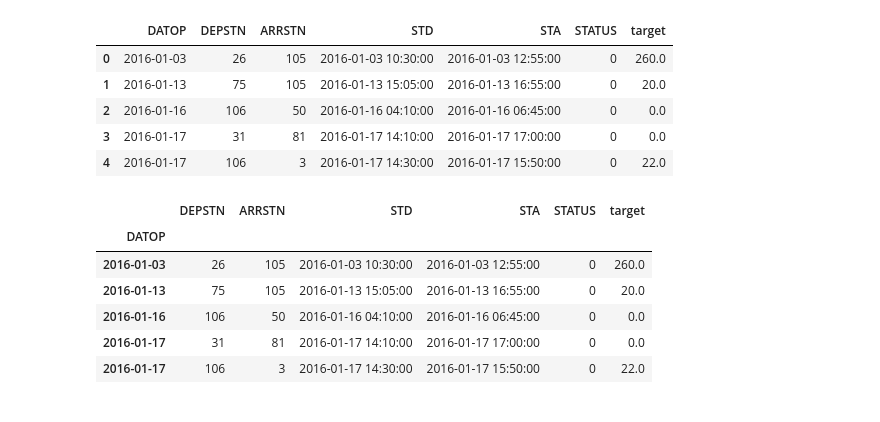
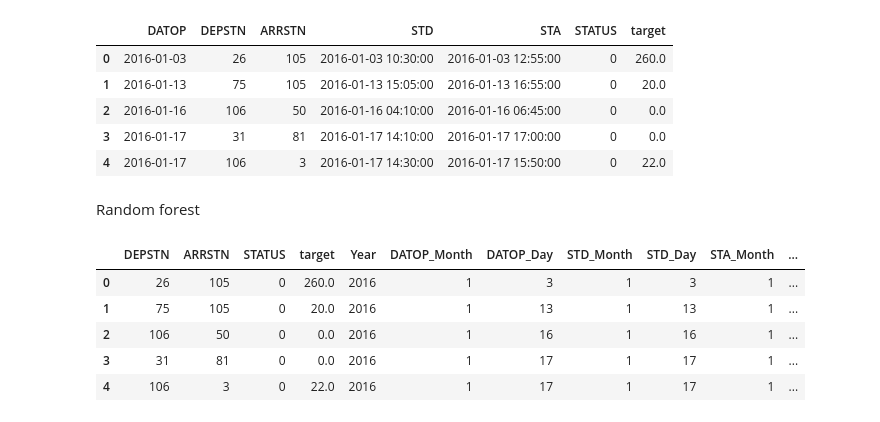
Before and after one commit to rkamulegeya/flight_delay_prediction, a Jupyter notebook: work.ipynb, the cells around one changed output. Cells and saved outputs as stored; diff of their text form; code cells hidden in the pictures.

```diff
--- a/work.ipynb
+++ b/work.ipynb
@@ -233,13 +234,25 @@ train.head()
 | 4 | 2016-01-17 | 106 | 3 | 2016-01-17 14:30:00 | 2016-01-17 15:50:00 | 0 | 22.0 |
 # %%
 #setting DATOP as index
-train=train.set_index(['DATOP'])
-train.head()
+#train=train.set_index(['DATOP'])
+#train.head()
-# %% [output]
-|  | DEPSTN | ARRSTN | STD | STA | STATUS | target |
-| DATOP |  |  |  |  |  |  |
-| 2016-01-03 | 26 | 105 | 2016-01-03 10:30:00 | 2016-01-03 12:55:00 | 0 | 260.0 |
-| 2016-01-13 | 75 | 105 | 2016-01-13 15:05:00 | 2016-01-13 16:55:00 | 0 | 20.0 |
-| 2016-01-16 | 106 | 50 | 2016-01-16 04:10:00 | 2016-01-16 06:45:00 | 0 | 0.0 |
-| 2016-01-17 | 31 | 81 | 2016-01-17 14:10:00 | 2016-01-17 17:00:00 | 0 | 0.0 |
-| 2016-01-17 | 106 | 3 | 2016-01-17 14:30:00 | 2016-01-17 15:50:00 | 0 | 22.0 |
+# %% [markdown]
+Random forest
+# %%
+#extracting features from datetime columns
+train['Year'] = train['DATOP'].dt.year
+train['DATOP_Month'] = train['DATOP'].dt.month
+train['DATOP_Day'] = train['DATOP'].dt.day
+train['STD_Month'] = train['STD'].dt.month
+train['STD_Day'] = train['STD'].dt.day
+train['STA_Month'] = train['STA'].dt.month
+train['STA_Day'] = train['STA'].dt.day
+train=train.drop(['DATOP','STD','STA'], axis=1)
+train.head()
+# %% [output]
+|  | DEPSTN | ARRSTN | STATUS | target | Year | DATOP_Month | DATOP_Day | STD_Month | STD_Day | STA_Month | ... |
+| 0 | 26 | 105 | 0 | 260.0 | 2016 | 1 | 3 | 1 | 3 | 1 | ... |
+| 1 | 75 | 105 | 0 | 20.0 | 2016 | 1 | 13 | 1 | 13 | 1 | ... |
+| 2 | 106 | 50 | 0 | 0.0 | 2016 | 1 | 16 | 1 | 16 | 1 | ... |
+| 3 | 31 | 81 | 0 | 0.0 | 2016 | 1 | 17 | 1 | 17 | 1 | ... |
+| 4 | 106 | 3 | 0 | 22.0 | 2016 | 1 | 17 | 1 | 17 | 1 | ... |
```
Also changed, not shown: parts of 7 cells of this notebook.
